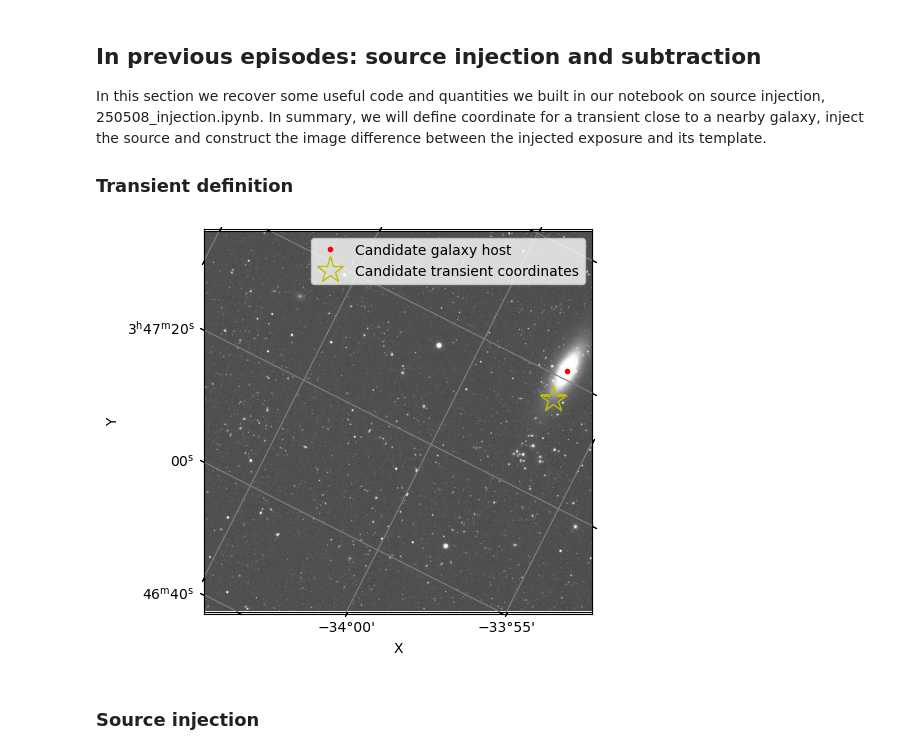
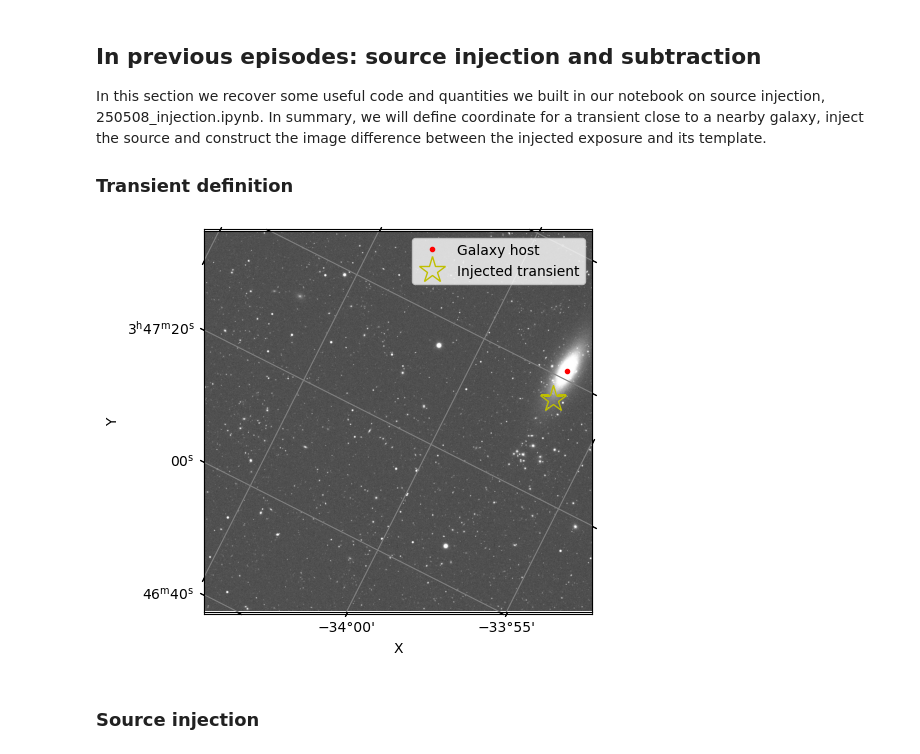
Before and after one commit to peppedilillo/doppelganger, a Jupyter notebook: notebooks/sourceDetection_masks.ipynb, the cells around one changed output. Cells and saved outputs as stored; diff of their text form; code cells hidden in the pictures.

```diff
--- a/notebooks/sourceDetection_masks.ipynb
+++ b/notebooks/sourceDetection_masks.ipynb
@@ -132,24 +133,26 @@ butler = Butler('dp02', collections='2.2i/runs/DP0.2')
 calexp = butler.get("calexp", dataId=dataId)
 # %%
 # plots the base image
-img_wcs = WCS(calexp.getWcs().getFitsMetadata())
-image_data = calexp.getImage().array
-zscale = vis.ZScaleInterval()
+def plot_image(img):
+    img_wcs = WCS(img.getWcs().getFitsMetadata())
+    image_data = img.getImage().array
+    zscale = vis.ZScaleInterval()
 
-fig, ax = plt.subplots(1, figsize=(5, 5))
-plt.subplot(projection=img_wcs)
-plt.plot(*img_wcs.world_to_pixel(coord_galhost), 'ro', ms=3, label="Candidate galaxy host")
-plt.plot(*img_wcs.world_to_pixel(coord_transient), 'y*', markerfacecolor="None", ms=20, label="Candidate transient coordinates")
-limits = {"vmin": (_lims := zscale.get_limits(image_data))[0], "vmax": _lims[1]}
-plt.imshow(image_data, cmap='gray', **limits)
-plt.axis('on'); ax.set_xticks([]); ax.set_yticks([]); plt.xlabel('X'); plt.ylabel('Y')
-plt.grid(color='grey', ls='solid')
-plt.legend()
-plt.show()
+    fig, ax = plt.subplots(1, figsize=(5, 5))
+    plt.subplot(projection=img_wcs)
+    plt.plot(*img_wcs.world_to_pixel(coord_galhost), 'ro', ms=3, label="Galaxy host")
+    plt.plot(*img_wcs.world_to_pixel(coord_transient), 'y*', markerfacecolor="None", ms=20, label="Injected transient")
+    limits = {"vmin": (_lims := zscale.get_limits(image_data))[0], "vmax": _lims[1]}
+    plt.imshow(image_data, cmap='gray', **limits)
+    plt.axis('on'); ax.set_xticks([]); ax.set_yticks([]); plt.xlabel('X'); plt.ylabel('Y')
+    plt.grid(color='grey', ls='solid')
+    plt.legend()
+    plt.show()
+    remove_figure(fig)
 
-remove_figure(fig)
+plot_image(calexp)
 # %% [output]
-[figure, old version]
+[figure, new version]
 # %% [markdown]
 ### Source injection
 # %%
```
Also changed, not shown: parts of 17 cells of this notebook.
